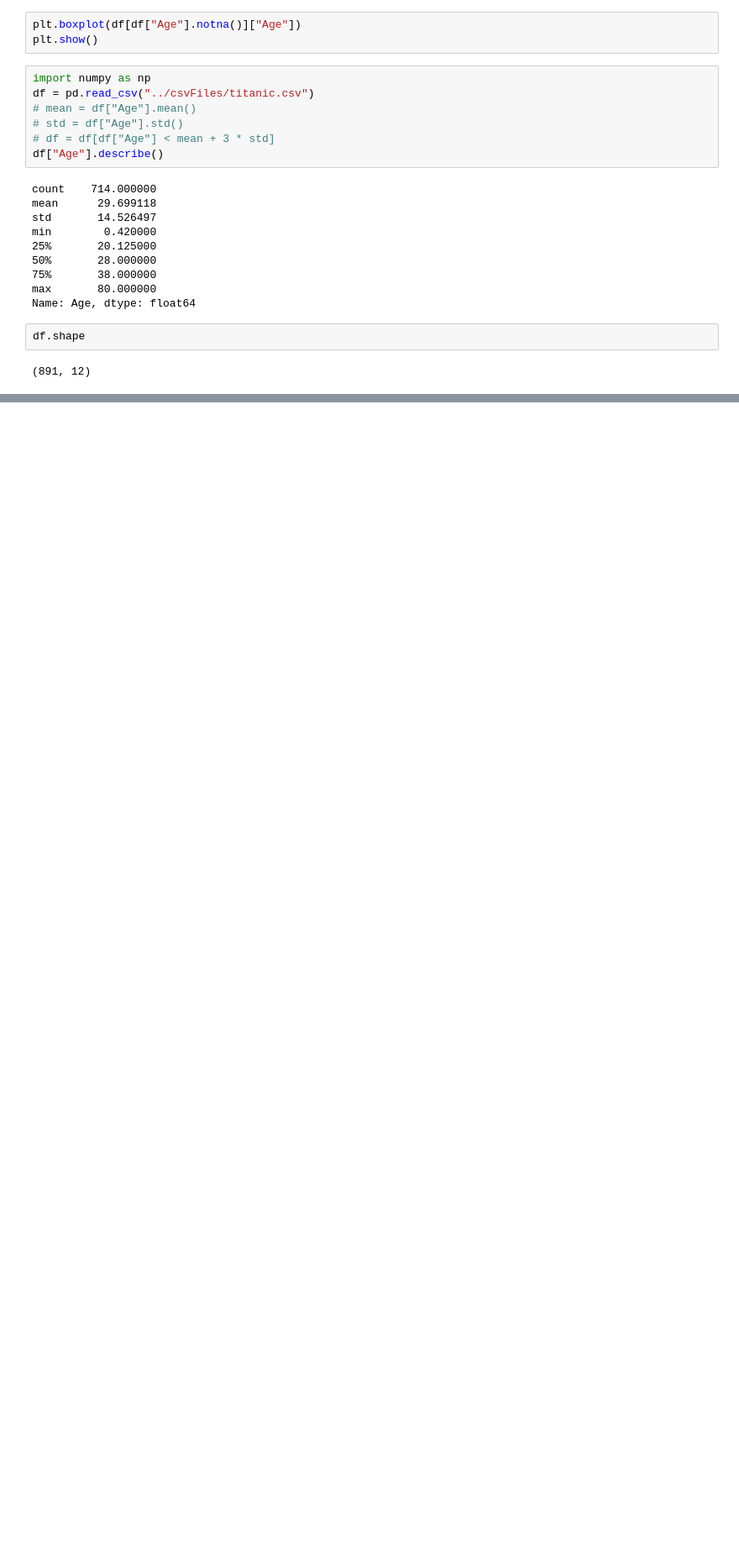
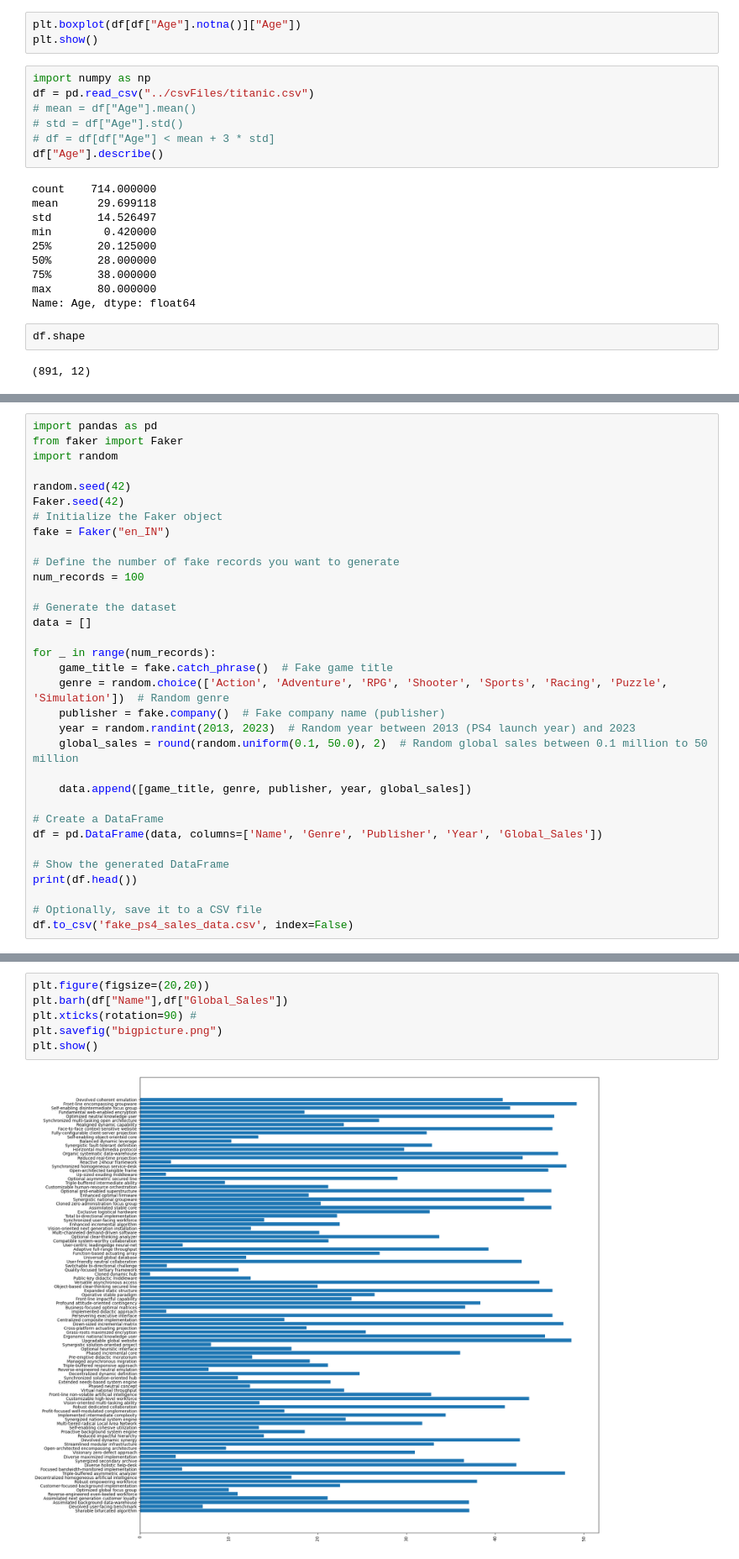
Before and after one commit to hitesh0404/Python, a Jupyter notebook: Batch337/jupyterNotebooks/learningMatplotLib.ipynb, the cells around one changed output, grey strips where cells are left out. Shown at 84% size. Drawn from its saved outputs; the diff is of its cells as text; blank space fills up the shorter version.

```diff
--- a/Batch337/jupyterNotebooks/learningMatplotLib.ipynb
+++ b/Batch337/jupyterNotebooks/learningMatplotLib.ipynb
@@ -111,3 +118,36 @@ filtered = [u for u in usernames if search in u.lower() ]
 print (filtered)
 # %% [output]
 ['Prajakta', 'Ranveer']
+# %%
+import pandas as pd
+from faker import Faker
+import random
+
+random.seed(42)
+Faker.seed(42)
+# Initialize the Faker object
+fake = Faker("en_IN")
+
+# Define the number of fake records you want to generate
+num_records = 100
+
+# Generate the dataset
+data = []
+
+for _ in range(num_records):
+    game_title = fake.catch_phrase()  # Fake game title
+    genre = random.choice(['Action', 'Adventure', 'RPG', 'Shooter', 'Sports', 'Racing', 'Puzzle', 'Simulation'])  # Random genre
+    publisher = fake.company()  # Fake company name (publisher)
+    year = random.randint(2013, 2023)  # Random year between 2013 (PS4 launch year) and 2023
+    global_sales = round(random.uniform(0.1, 50.0), 2)  # Random global sales between 0.1 million to 50 million
+
+    data.append([game_title, genre, publisher, year, global_sales])
+
+# Create a DataFrame
+df = pd.DataFrame(data, columns=['Name', 'Genre', 'Publisher', 'Year', 'Global_Sales'])
+
+# Show the generated DataFrame
+print(df.head())
+
+# Optionally, save it to a CSV file
+df.to_csv('fake_ps4_sales_data.csv', index=False)
@@ -113,0 +190,8 @@ print (filtered)
+# %%
+plt.figure(figsize=(20,20))
+plt.barh(df["Name"],df["Global_Sales"])
+plt.xticks(rotation=90) #
+plt.savefig("bigpicture.png")
+plt.show()
+# %% [output]
+[figure, added]
```
Also changed, not shown: parts of 20 cells of this notebook, 3 other files.
